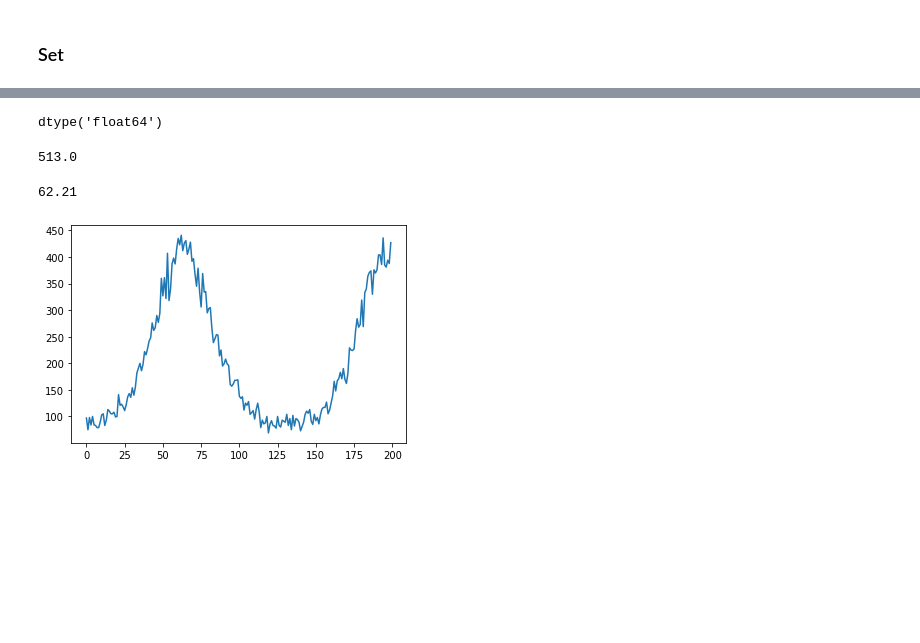
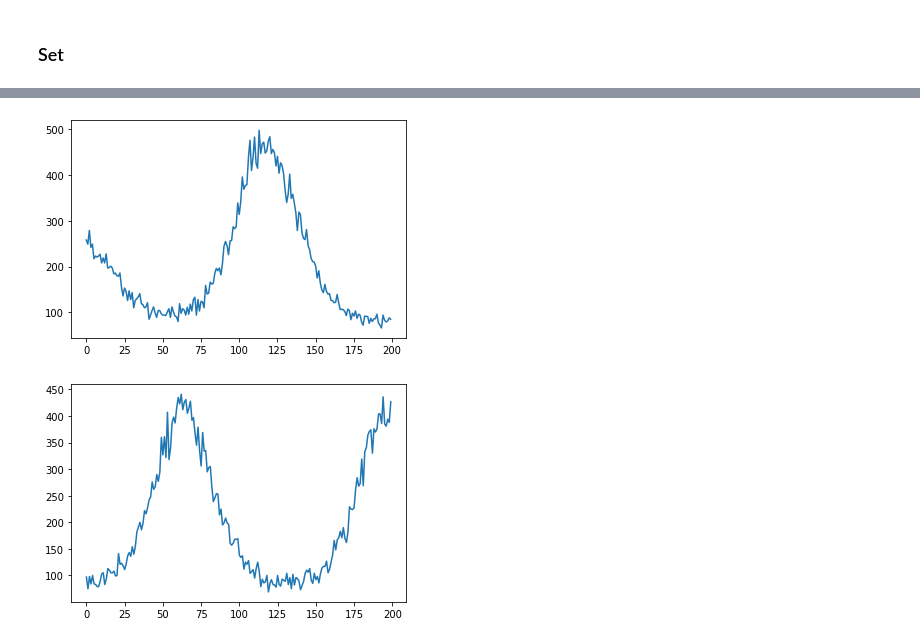
Before and after one commit to KCGallagher/Schnakenberg_Sim, a Jupyter notebook: grid_sim.ipynb, the cells around one changed output, grey strips where cells are left out. Cells and saved outputs as stored; diff of their text form; code cells hidden in the pictures; blank space fills up the shorter version.

Commit message:
add picture, i.e., not storing every time point

```diff
--- a/grid_sim.ipynb
+++ b/grid_sim.ipynb
@@ -43,7 +43,7 @@ n = 50 # number of columns
 # %%
 ### Set the time interval ###
 
-tau = .002
+tau = .001
 # %%
 ### Set runtime parameter ###
 
@@ -72,8 +75,10 @@ for t in np.arange(N_t-1):
+# %%
+X_A, X_B = sim.initialize_picture(m, n, A_init, B_init)
 # %%
+%%time
+
 # Loop through time
 for t in np.arange(N_t-1):
-    # if t % 10 == 0:
-        # plt.imshow(X_A[t])
-        # plt.show()
-
-    sim.calculate(tau, X_A, X_B, t, **params)
+    if t % 100_000 == 0:
+        print(t)
+    X_A, X_B = sim.calculate_picture(tau, X_A, X_B, **params)
@@ -83,12 +84,0 @@ Wall time: 4min 18s
-# %%
-X_A.dtype
-# %% [output]
-dtype('float64')
-# %%
-X_A.max()
-# %% [output]
-513.0
-# %%
-X_B[-1].mean()
-# %% [output]
-62.21
@@ -95,3 +94,7 @@ X_B[-1].mean()
+# %%
+plt.plot(X_A[-1].ravel());
+# %% [output]
+[figure, added]
 # %%
 plt.plot(X_A[-1].ravel());
 # %% [output]
```
Also changed, not shown: parts of 8 cells of this notebook, 1 other file.
